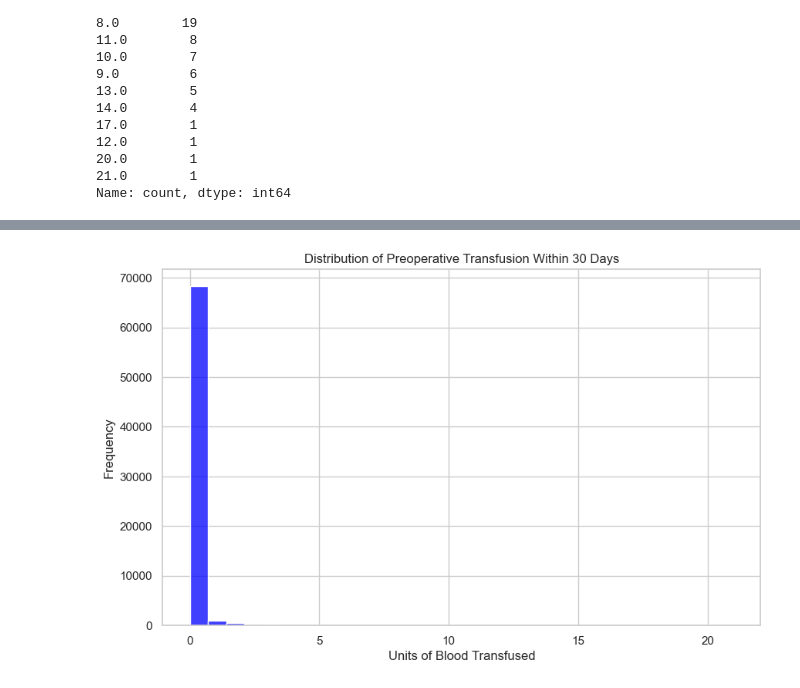
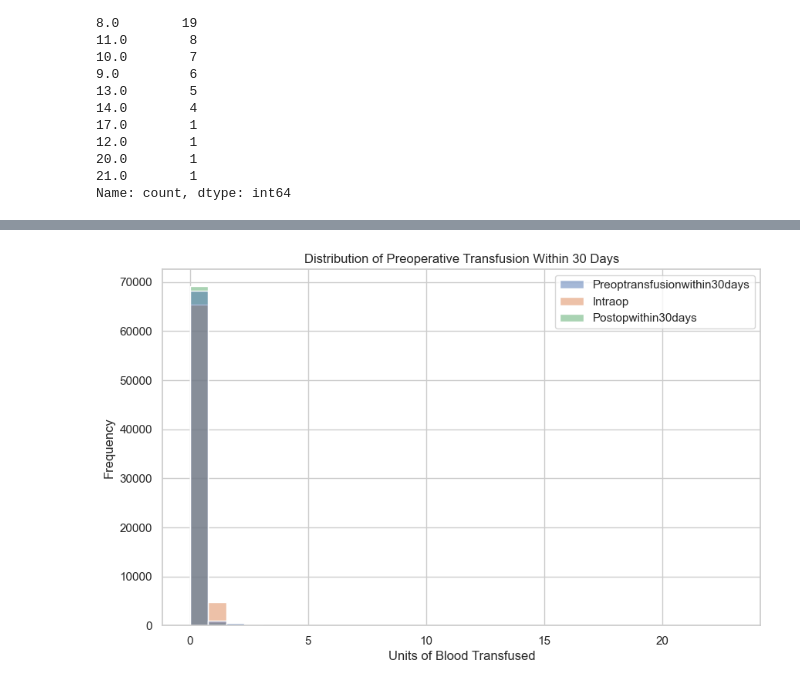
Before and after one commit to Mingtaros/CARES_Analytics, a Jupyter notebook: notebooks/Data_Preparation - Daniel.ipynb, the cells around one changed output, grey strips where cells are left out. Drawn from its saved outputs; the diff is of its cells as text; code cells hidden in the pictures.

```diff
--- a/notebooks/Data_Preparation - Daniel.ipynb
+++ b/notebooks/Data_Preparation - Daniel.ipynb
@@ -424,10 +589,12 @@ Name: count, dtype: int64
+# %%
+transfusion_cols = ['Preoptransfusionwithin30days', 'Intraop', 'Postopwithin30days']
 # %%
 # Histogram
 plt.figure(figsize=(10, 6))
-sns.histplot(data['Preoptransfusionwithin30days'], bins=30, color='blue')
+sns.histplot(data[transfusion_cols], bins=30, color='blue')
 plt.title('Distribution of Preoperative Transfusion Within 30 Days')
 plt.xlabel('Units of Blood Transfused')
 plt.ylabel('Frequency')
 plt.show()
 # %% [output]
-[figure, old version]
+[figure, new version]
```
Also changed, not shown: parts of 49 cells of this notebook, 3 other files.
